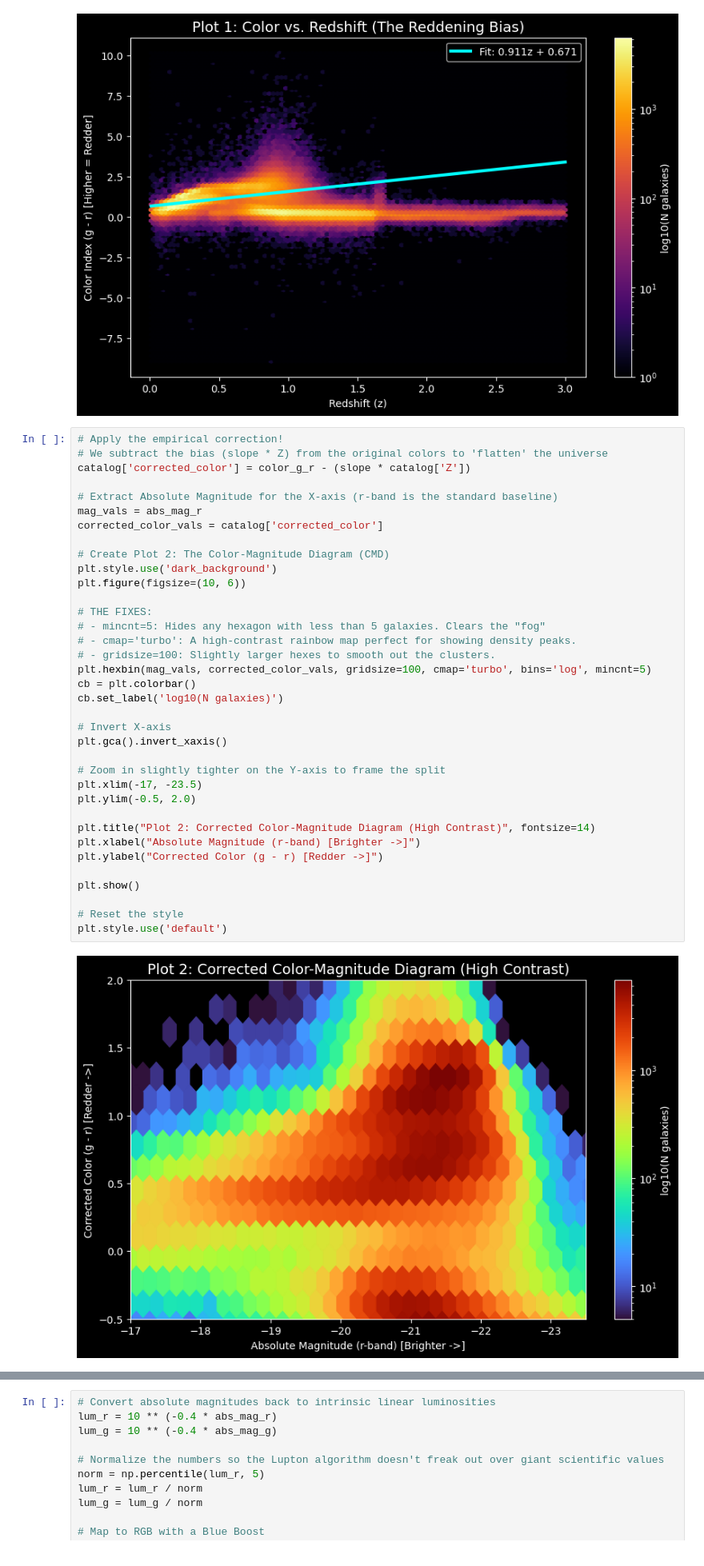
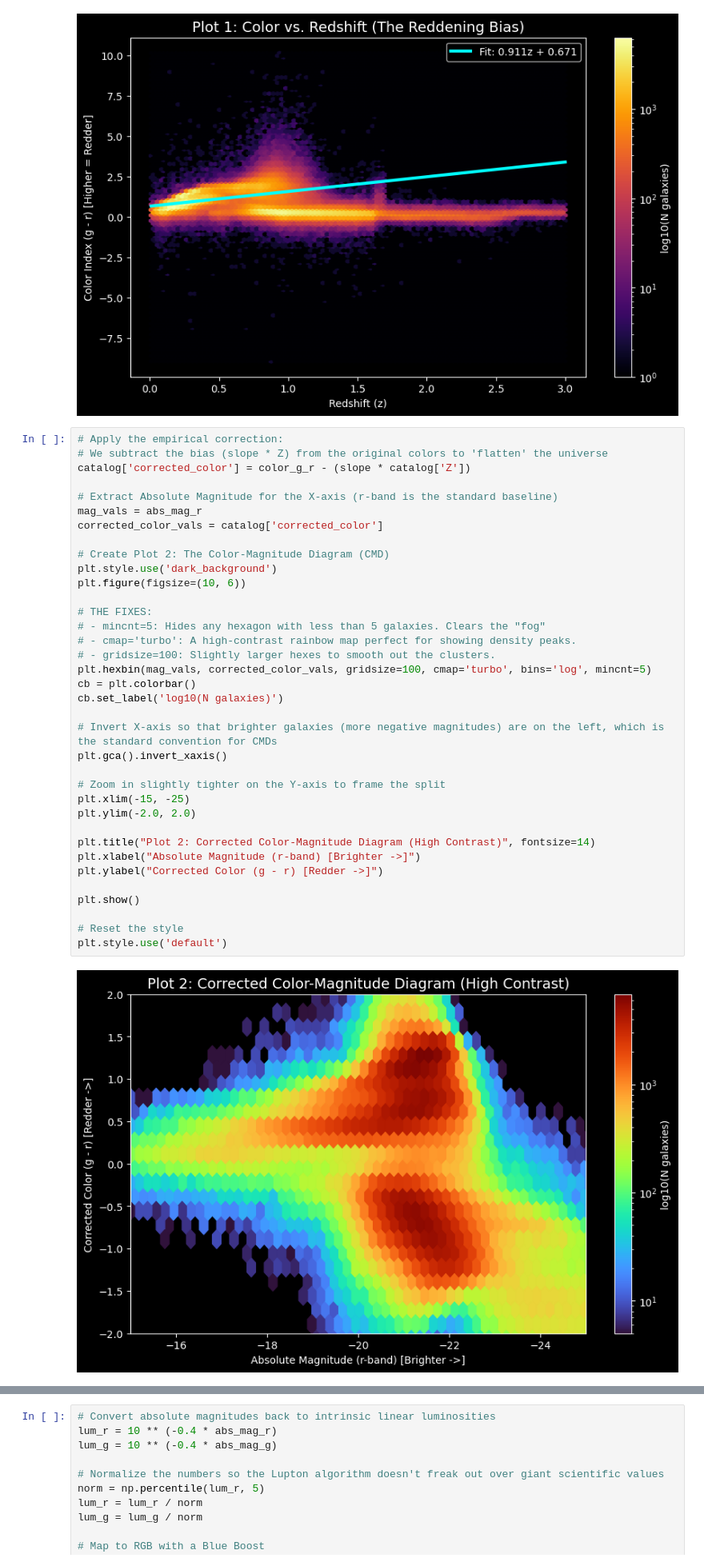
Before and after one commit to KyleDrees/desi-openspace-visualization, a Jupyter notebook: fitstocsv_new.ipynb, the cells around one changed output, grey strips where cells are left out. Shown at 80% size. Drawn from its saved outputs; the diff is of its cells as text.

```diff
--- a/fitstocsv_new.ipynb
+++ b/fitstocsv_new.ipynb
@@ -175,43 +172,43 @@ Reddening Trend Found
 Equation: Color = (0.9108 * Z) + 0.6706
 [figure]
 # %%
-# Apply the empirical correction!
+# Apply the empirical correction:
 # We subtract the bias (slope * Z) from the original colors to 'flatten' the universe
 catalog['corrected_color'] = color_g_r - (slope * catalog['Z'])
 
 # Extract Absolute Magnitude for the X-axis (r-band is the standard baseline)
 mag_vals = abs_mag_r
 corrected_color_vals = catalog['corrected_color']
 
 # Create Plot 2: The Color-Magnitude Diagram (CMD)
 plt.style.use('dark_background')
 plt.figure(figsize=(10, 6))
 
 # THE FIXES:
 # - mincnt=5: Hides any hexagon with less than 5 galaxies. Clears the "fog"
 # - cmap='turbo': A high-contrast rainbow map perfect for showing density peaks.
 # - gridsize=100: Slightly larger hexes to smooth out the clusters.
 plt.hexbin(mag_vals, corrected_color_vals, gridsize=100, cmap='turbo', bins='log', mincnt=5)
 cb = plt.colorbar()
 cb.set_label('log10(N galaxies)')
 
-# Invert X-axis
+# Invert X-axis so that brighter galaxies (more negative magnitudes) are on the left, which is the standard convention for CMDs
 plt.gca().invert_xaxis()
 
 # Zoom in slightly tighter on the Y-axis to frame the split
-plt.xlim(-17, -23.5)
-plt.ylim(-0.5, 2.0)
+plt.xlim(-15, -25)
+plt.ylim(-2.0, 2.0)
 
 plt.title("Plot 2: Corrected Color-Magnitude Diagram (High Contrast)", fontsize=14)
 plt.xlabel("Absolute Magnitude (r-band) [Brighter ->]")
 plt.ylabel("Corrected Color (g - r) [Redder ->]")
 
 plt.show()
 
 # Reset the style
 plt.style.use('default')
 # %% [output]
-[figure, old version]
+[figure, new version]
 # %% [markdown]
 # Section 3: True Color Visual Compositing (Lupton RGB Engine)
 
```
Also changed, not shown: parts of 16 cells of this notebook.
